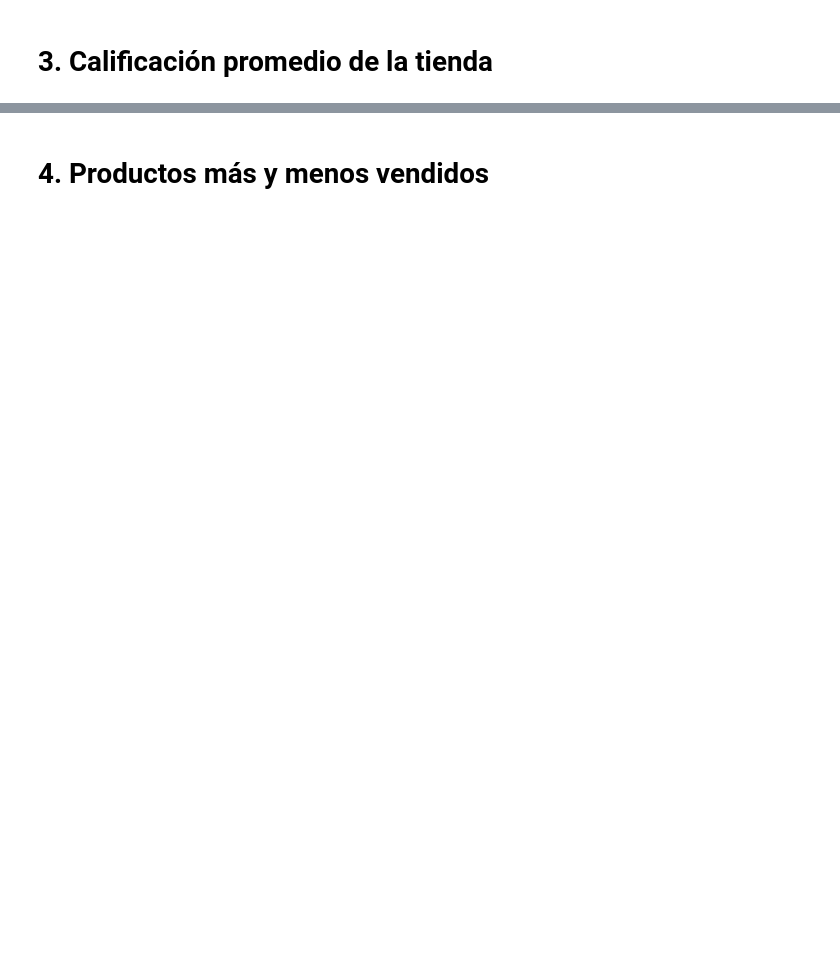
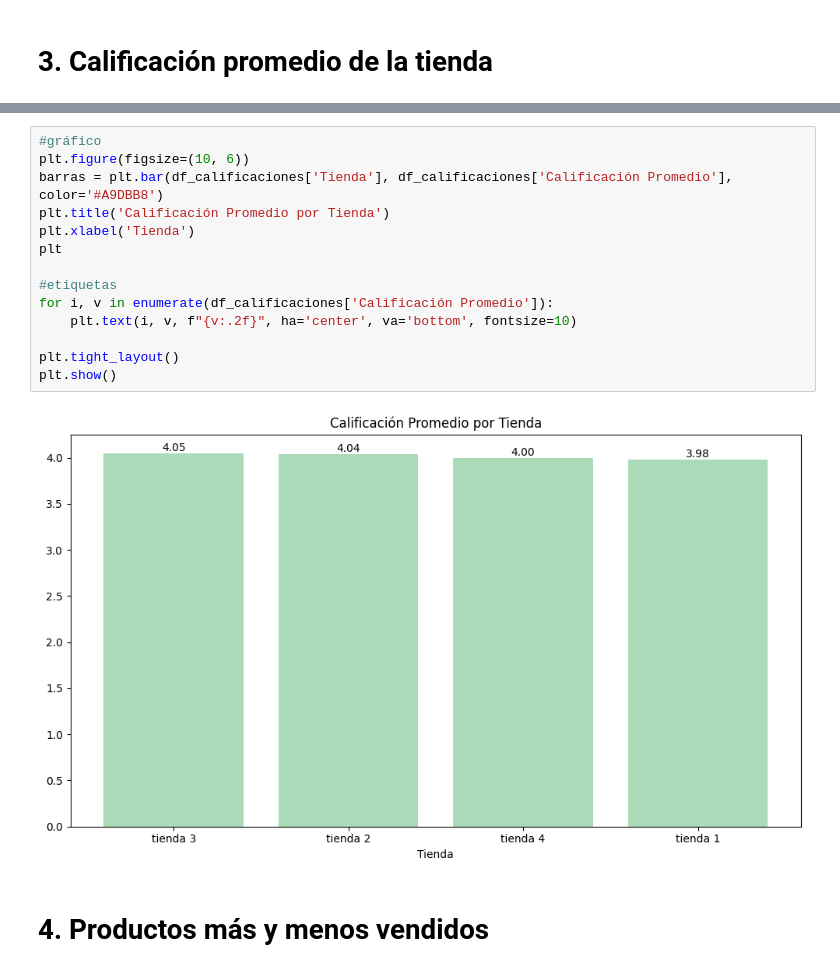
Before and after one commit to eduard0cortes/Amigo-Secreto, a Jupyter notebook: AluraStoreLatam.ipynb, the cells around one changed output, grey strips where cells are left out. Drawn from its saved outputs; the diff is of its cells as text; blank space fills up the shorter version.

```diff
--- a/AluraStoreLatam.ipynb
+++ b/AluraStoreLatam.ipynb
@@ -111,2 +197,18 @@ después continuamos
+# %%
+#gráfico
+plt.figure(figsize=(10, 6))
+barras = plt.bar(df_calificaciones['Tienda'], df_calificaciones['Calificación Promedio'], color='#A9DBB8')
+plt.title('Calificación Promedio por Tienda')
+plt.xlabel('Tienda')
+plt
+
+#etiquetas
+for i, v in enumerate(df_calificaciones['Calificación Promedio']):
+    plt.text(i, v, f"{v:.2f}", ha='center', va='bottom', fontsize=10)
+
+plt.tight_layout()
+plt.show()
+# %% [output]
+[figure, added]
 # %% [markdown]
 # 4. Productos más y menos vendidos
```
Also changed, not shown: parts of 7 cells of this notebook.
